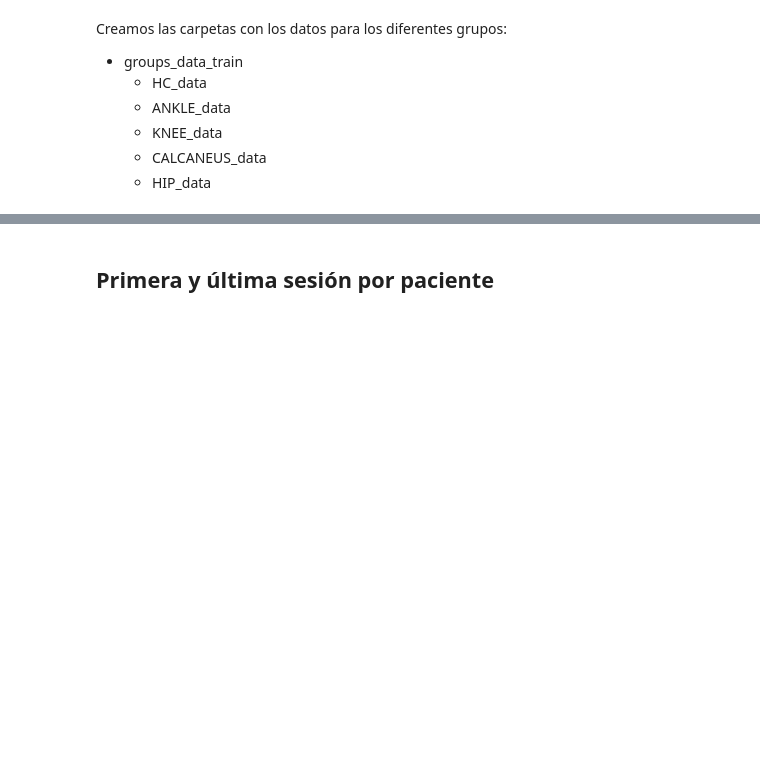
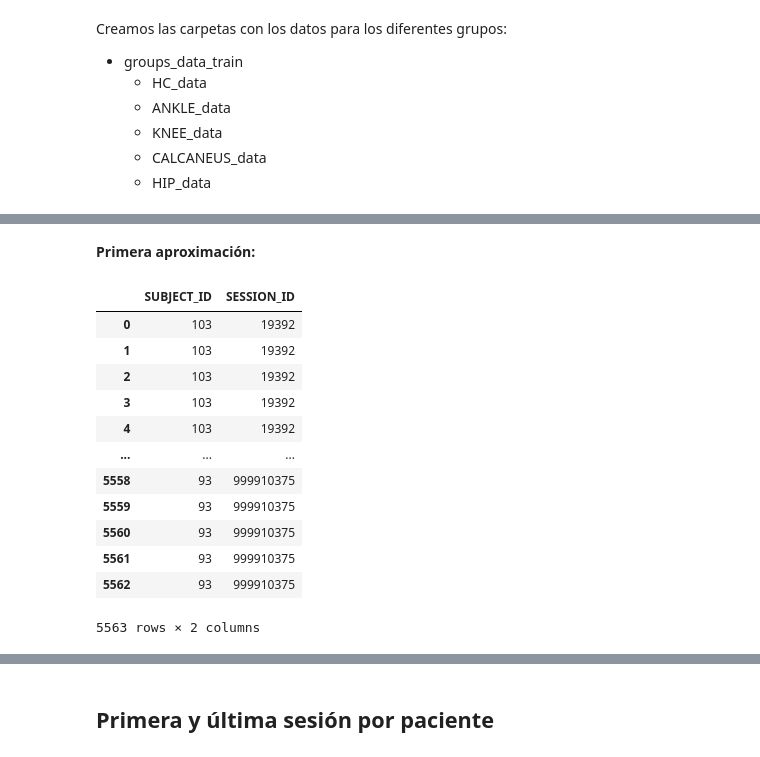
Before and after one commit to bernatsort/Therapy-Progress-Gait-Prediction, a Jupyter notebook: code.ipynb, the cells around one changed output, grey strips where cells are left out. Drawn from its saved outputs; the diff is of its cells as text; code cells hidden in the pictures; blank space fills up the shorter version.

```diff
--- a/code.ipynb
+++ b/code.ipynb
@@ -976,0 +995,2 @@ create_groups_data(group_folder_name = 'HIP_data' , group = 'H', new_filename_gr
+# %% [markdown]
+**Primera aproximación:**
@@ -976,0 +1003,16 @@ create_groups_data(group_folder_name = 'HIP_data' , group = 'H', new_filename_gr
+# %%
+GRF_COP_AP_PRO_left_train_HC[['SUBJECT_ID', 'SESSION_ID']]
+# %% [output]
+|  | SUBJECT_ID | SESSION_ID |
+| 0 | 103 | 19392 |
+| 1 | 103 | 19392 |
+| 2 | 103 | 19392 |
+| 3 | 103 | 19392 |
+| 4 | 103 | 19392 |
+| ... | ... | ... |
+| 5558 | 93 | 999910375 |
+| 5559 | 93 | 999910375 |
+| 5560 | 93 | 999910375 |
+| 5561 | 93 | 999910375 |
+| 5562 | 93 | 999910375 |
+5563 rows × 2 columns
```
Also changed, not shown: parts of 12 cells of this notebook.
